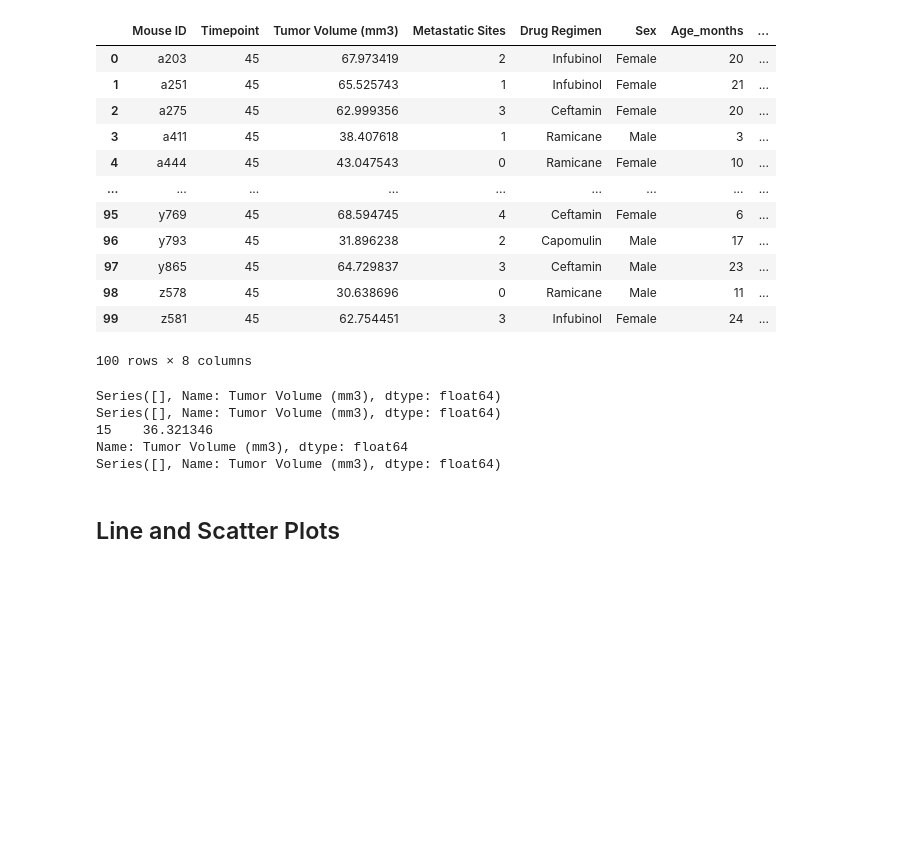
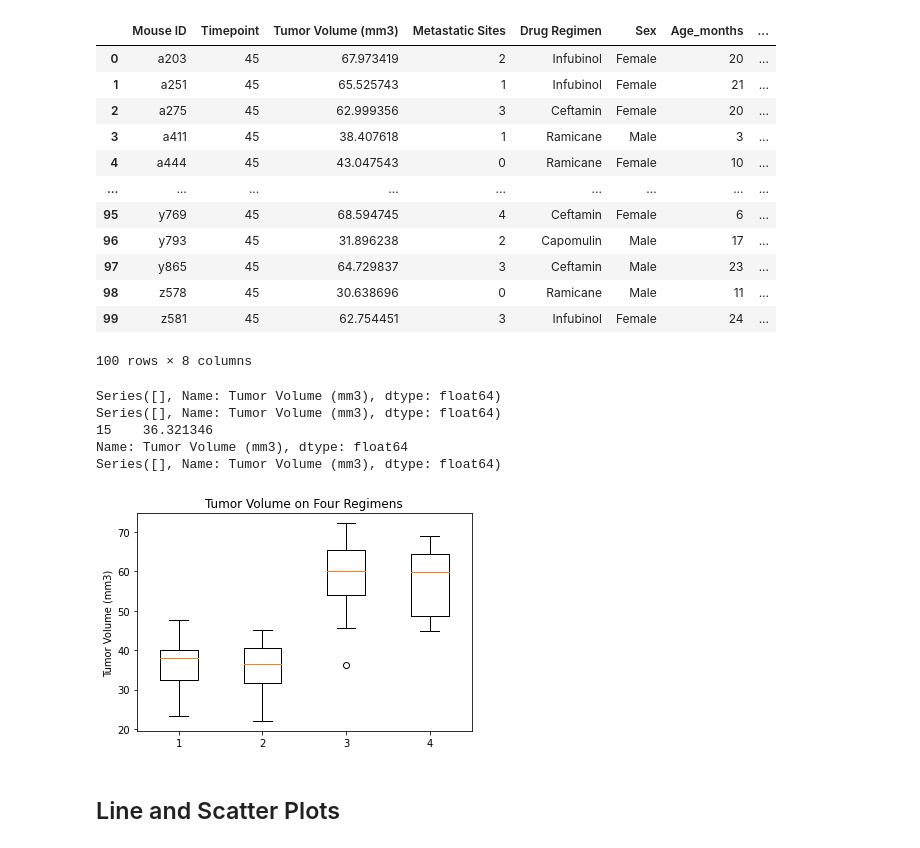
Before and after one commit to short4/UCIHomework-LCanfield, a Jupyter notebook: matplotlib-challenge/Instructions/Pymaceuticals/pymaceuticals_starter.ipynb, the cells around one changed output. Cells and saved outputs as stored; diff of their text form; code cells hidden in the pictures; blank space fills up the shorter version.

```diff
--- a/matplotlib-challenge/Instructions/Pymaceuticals/pymaceuticals_starter.ipynb
+++ b/matplotlib-challenge/Instructions/Pymaceuticals/pymaceuticals_starter.ipynb
@@ -290,6 +280,13 @@ Name: Tumor Volume (mm3), dtype: float64
 Series([], Name: Tumor Volume (mm3), dtype: float64)
 # %%
 # Generate a box plot of the final tumor volume of each mouse across four regimens of interest
+fig1, ax1 = plt.subplots()
+ax1.set_title('Tumor Volume on Four Regimens')
+ax1.set_ylabel('Tumor Volume (mm3)')
+ax1.boxplot(tumor_volume)
+plt.show()
+# %% [output]
+[figure, added]
 # %% [markdown]
 ## Line and Scatter Plots
 # %%
```
Also changed, not shown: parts of 11 cells of this notebook, 3 other files.
